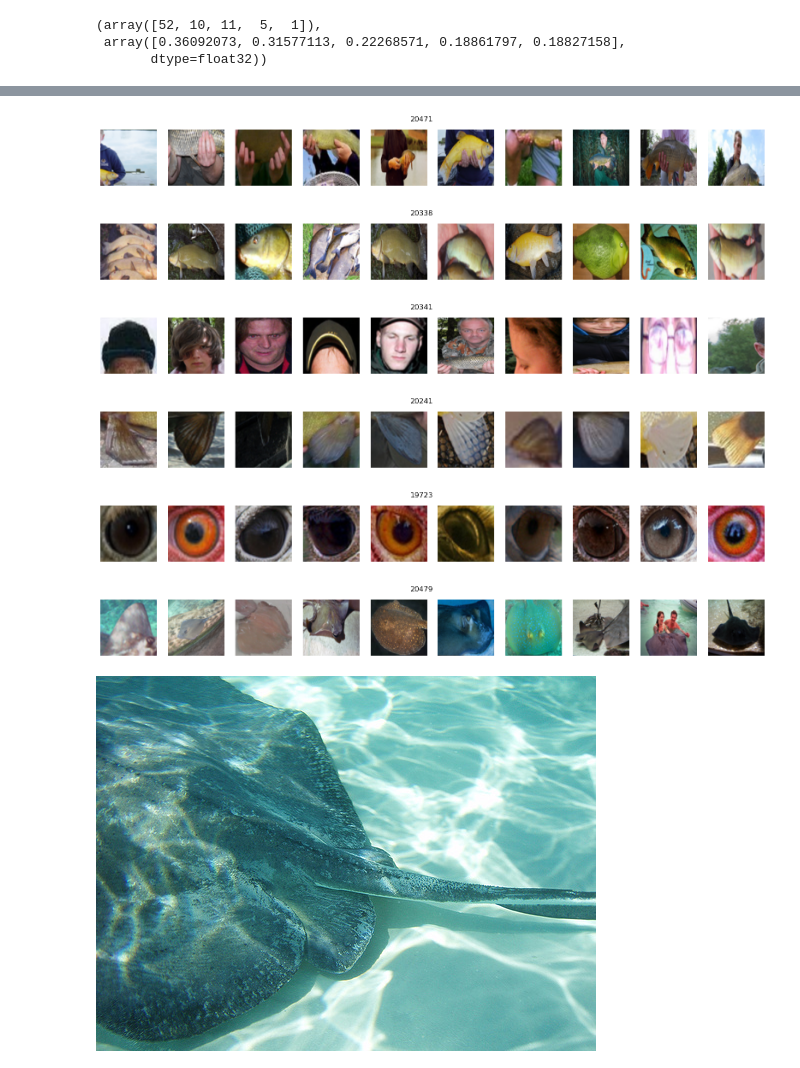
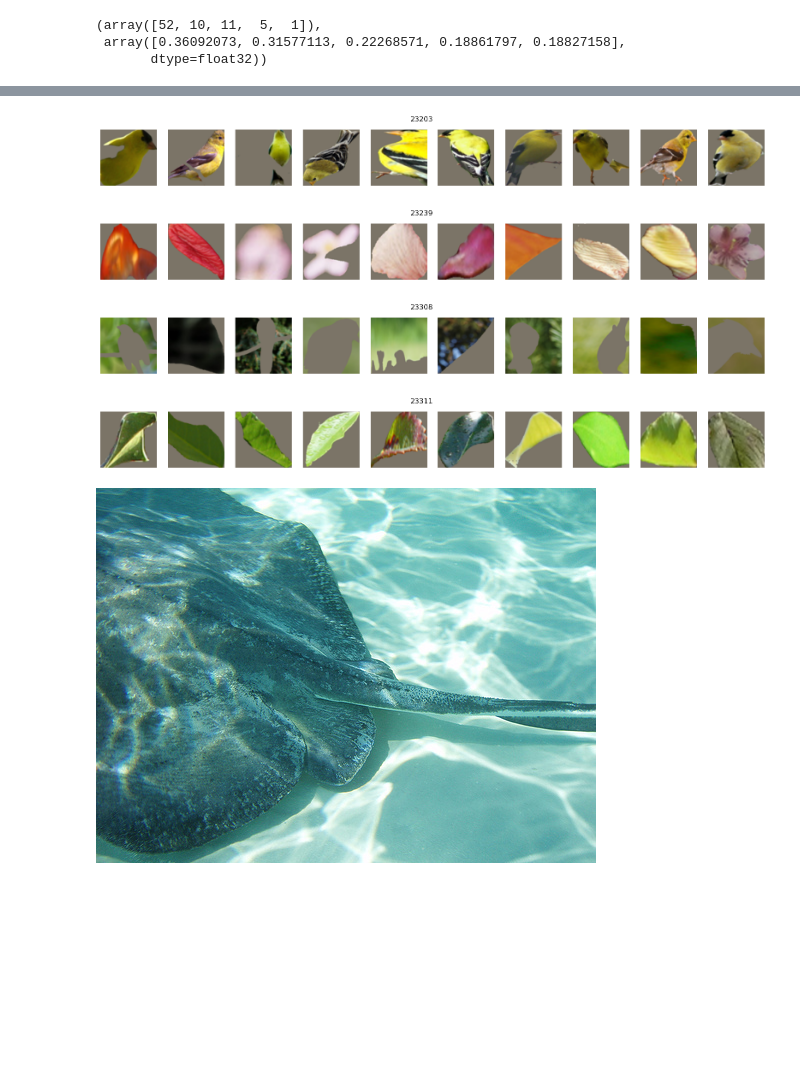
Before and after one commit to nhatkhtn/explain-representation, a Jupyter notebook: notebooks/basis_downstream.ipynb, the cells around one changed output, grey strips where cells are left out. Drawn from its saved outputs; the diff is of its cells as text; code cells hidden in the pictures; blank space fills up the shorter version.

Commit message:
Working downstream surrogate

```diff
--- a/notebooks/basis_downstream.ipynb
+++ b/notebooks/basis_downstream.ipynb
@@ -112,14 +92,14 @@ for batch in train_dataloader:
     train_labels.extend(batch['label'])
     train_encoding.extend(batch['inputs'])
     with torch.inference_mode():
-        train_embeddings.extend(target_model(batch['image'].to(device)).detach().cpu())
+        train_embeddings.extend(target_model.embed(batch['image'].to(device)).detach().cpu())
 
 test_embeddings, test_labels, test_encoding = [], [], []
 for batch in val_dataloader:
     test_labels.extend(batch['label'])
     test_encoding.extend(batch['inputs'])
     with torch.inference_mode():
-        test_embeddings.extend(target_model(batch['image'].to(device)).detach().cpu())
+        test_embeddings.extend(target_model.embed(batch['image'].to(device)).detach().cpu())
 # %%
 train_embeddings = torch.stack(train_embeddings)
 train_labels = torch.stack(train_labels)
@@ -135,10 +115,3 @@ print(test_embeddings.shape, test_labels.shape, test_encoding.shape)
 # %% [output]
 torch.Size([2000, 2048]) torch.Size([2000]) torch.Size([2000, 80])
 torch.Size([1000, 2048]) torch.Size([1000]) torch.Size([1000, 80])
-# %%
-normalize_student = True
-with torch.inference_mode():
-    surrogate_train_embeds = model.encode(query=train_encoding.to(device), normalize=normalize_student)
-    surrogate_test_embeds = model.encode(query=test_encoding.to(device), normalize=normalize_student)
-
-surrogate_train_embeds.shape, surrogate_test_embeds.shape
@@ -374 +344,12 @@ wandb:   3 of 3 files downloaded.
 Done. 0:0:0.6
+# %%
+offset = np.max(crops_dataset['train']['image_id']) + 1
+crops_dataset['validation'] = crops_dataset['validation'].map(
+    lambda x: {
+        "image_id": [y + offset for y in x["image_id"]]
+    },
+    batched=True,
+    keep_in_memory=True,
+)
+
+combined_crops_dataset = datasets.concatenate_datasets([crops_dataset['train'], crops_dataset['validation']], axis=0)
@@ -374,0 +364,13 @@ Done. 0:0:0.6
+# %%
+# inspect single prediction
+idx = 93
+x = test_encoding[idx]
+im = images_dataset['validation'][idx]
+label = test_labels[idx]
+original_label = target_classifier.predict(test_embeddings[idx].reshape(1, -1))[0]
+surrogate_label = surrogate_classifier.predict(surrogate_test_embeds[idx].reshape(1, -1))[0]
+print(f"Target model label: {original_label}, surrogate label: {surrogate_label}, true label: {label}")
+
+# select the most important concepts
+indices = np.argsort(-shap_values[idx, :, label])[:4]
+shap_values[idx, indices, label], indices
@@ -396,15 +404,10 @@ array([20471, 20338, 20341, 20241, 19723])
 # %%
-viz_clusters(cluster_ids, cluster_labels, crops_dataset, preview_size=10, shuffle=True)
+viz_clusters(cluster_ids, cluster_labels, combined_crops_dataset, preview_size=10, shuffle=True)
 # %% [output]
-[figure, old version]
+[figure, new version]
-[figure, old version]
+[figure, new version]
-[figure, old version]
+[figure, new version]
-[figure, old version]
+[figure, new version]
-[figure, removed]
-# %%
-viz_clusters([20479], cluster_labels, crops_dataset, preview_size=10, shuffle=True)
-# %% [output]
-[figure, removed]
 # %%
 images_of_interest = images_dataset.filter(lambda x: x['label'] == 6, keep_in_memory=True)
 # %%
```
Also changed, not shown: parts of 26 cells of this notebook, 9 other files.
